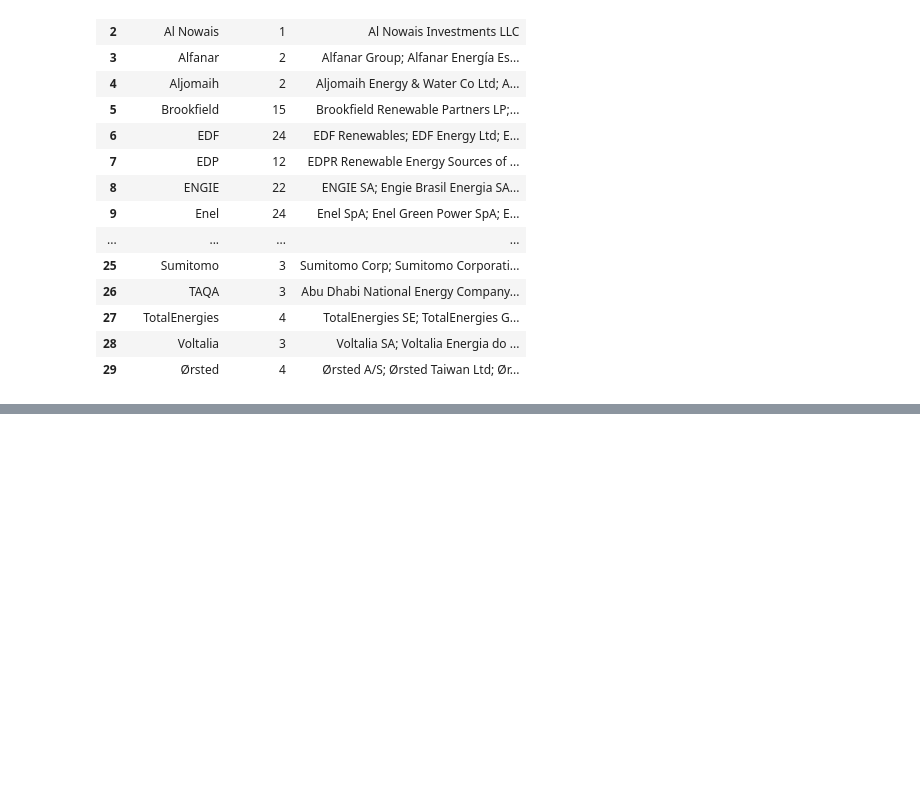
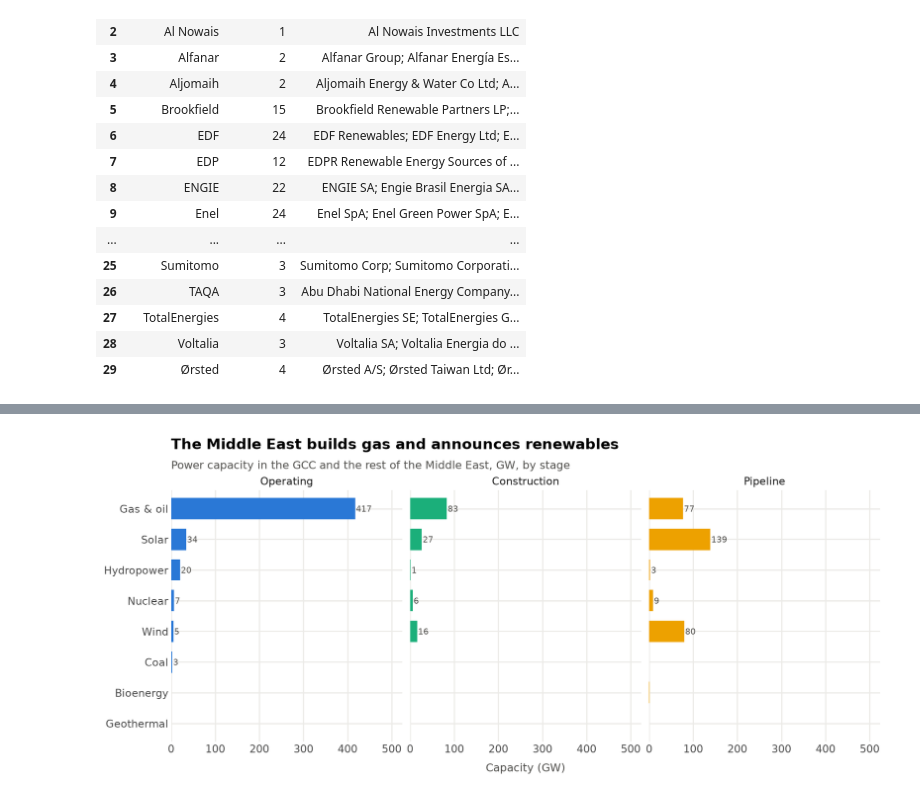
Before and after one commit to Sylvain-Topeza/power-infrastructure, a Jupyter notebook: main.ipynb, the cells around one changed output, grey strips where cells are left out. Cells and saved outputs as stored; diff of their text form; code cells hidden in the pictures; blank space fills up the shorter version.

```diff
--- a/main.ipynb
+++ b/main.ipynb
@@ -349,0 +405,12 @@ display(clean.matched_owner_names(ownership))
+# %%
+middle_east = units.loc[units["area"] != "Rest of world"]
+me_stages = indicators.capacity_by_stage(middle_east, "technology")
+plot = plots.plot_capacity_by_stage(
+    me_stages,
+    title="The Middle East builds gas and announces renewables",
+    subtitle="Power capacity in the GCC and the rest of the Middle East, GW, by stage",
+)
+plots.save(plot, "middle_east_stages", 9, 4)
+plot
+# %% [output]
+[figure, added]
```
Also changed, not shown: parts of 6 cells of this notebook.
